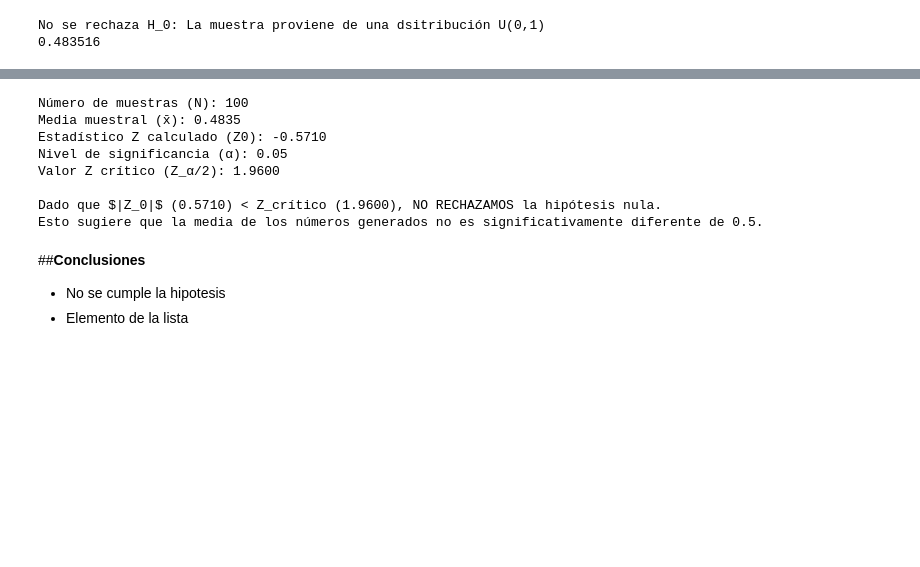
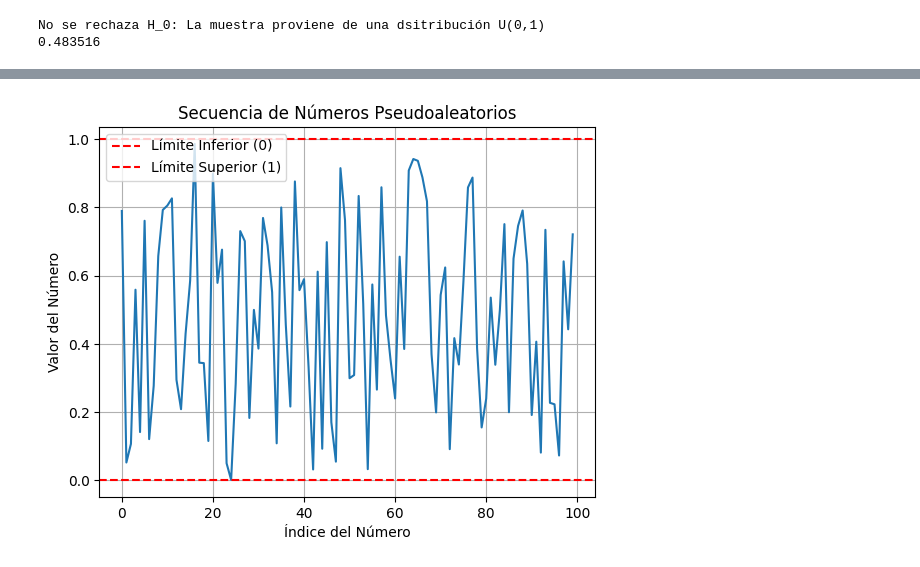
Before and after one commit to FOFM030711/Caminata-aleatoria-1D, a Jupyter notebook: prueba_de_promedios.ipynb, the cells around one changed output, grey strips where cells are left out. Drawn from its saved outputs; the diff is of its cells as text; code cells hidden in the pictures; blank space fills up the shorter version.

```diff
--- a/prueba_de_promedios.ipynb
+++ b/prueba_de_promedios.ipynb
@@ -154,18 +203,0 @@ else:
-# %%
-# Imprimir los resultados
-print('\n'.join(resultados_prueba))
-# %% [output]
-Número de muestras (N): 100
-Media muestral (x̄): 0.4835
-Estadístico Z calculado (Z0): -0.5710
-Nivel de significancia (α): 0.05
-Valor Z crítico (Z_α/2): 1.9600
-
-Dado que $|Z_0|$ (0.5710) < Z_crítico (1.9600), NO RECHAZAMOS la hipótesis nula.
-Esto sugiere que la media de los números generados no es significativamente diferente de 0.5.
-# %% [markdown]
-##**Conclusiones**
-
-
-*   No se cumple la hipotesis
-*   Elemento de la lista
@@ -171,0 +206,13 @@ Esto sugiere que la media de los números generados no es significativamente dif
+# %%
+plt.figure()
+plt.plot(datos_de_numeros)
+plt.title('Secuencia de Números Pseudoaleatorios')
+plt.xlabel('Índice del Número')
+plt.ylabel('Valor del Número')
+plt.axhline(0, color='red', linestyle='--', label='Límite Inferior (0)')
+plt.axhline(1, color='red', linestyle='--', label='Límite Superior (1)')
+plt.legend()
+plt.grid(True)
+plt.show()
+# %% [output]
+[figure, added]
```
Also changed, not shown: parts of 12 cells of this notebook.
